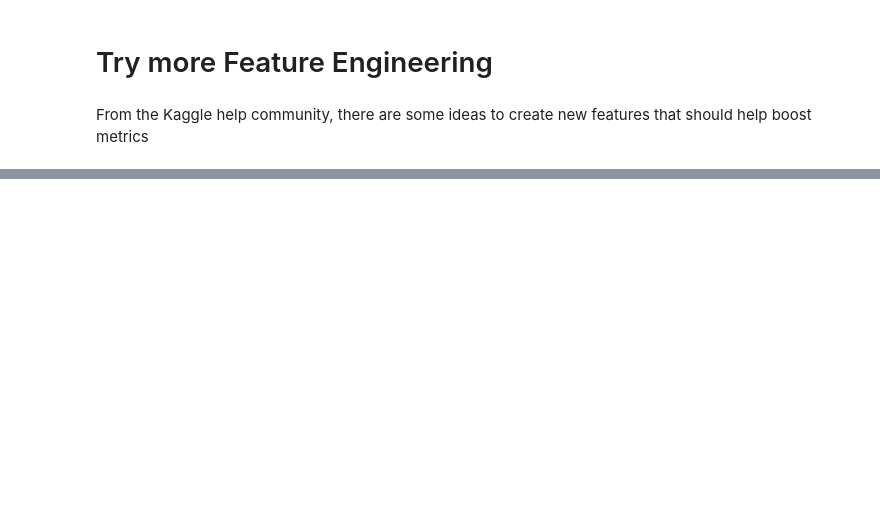
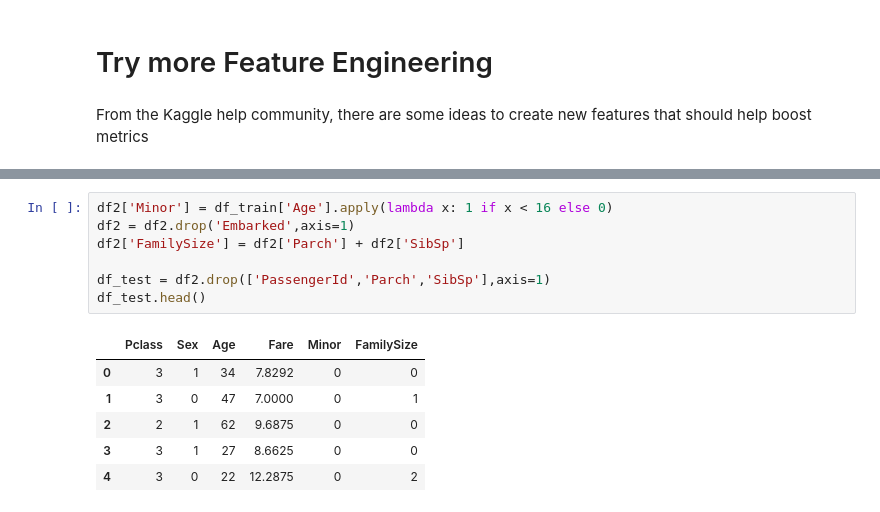
Before and after one commit to waldals/Titanic, a Jupyter notebook: titanic.ipynb, the cells around one changed output, grey strips where cells are left out. Cells and saved outputs as stored; diff of their text form; blank space fills up the shorter version.

```diff
--- a/titanic.ipynb
+++ b/titanic.ipynb
@@ -919,0 +974,14 @@ From the Kaggle help community, there are some ideas to create new features that
+# %%
+df2['Minor'] = df_train['Age'].apply(lambda x: 1 if x < 16 else 0)
+df2 = df2.drop('Embarked',axis=1)
+df2['FamilySize'] = df2['Parch'] + df2['SibSp']
+
+df_test = df2.drop(['PassengerId','Parch','SibSp'],axis=1)
+df_test.head()
+# %% [output]
+|  | Pclass | Sex | Age | Fare | Minor | FamilySize |
+| 0 | 3 | 1 | 34 | 7.8292 | 0 | 0 |
+| 1 | 3 | 0 | 47 | 7.0000 | 0 | 1 |
+| 2 | 2 | 1 | 62 | 9.6875 | 0 | 0 |
+| 3 | 3 | 1 | 27 | 8.6625 | 0 | 0 |
+| 4 | 3 | 0 | 22 | 12.2875 | 0 | 2 |
```
Also changed, not shown: parts of 25 cells of this notebook.
